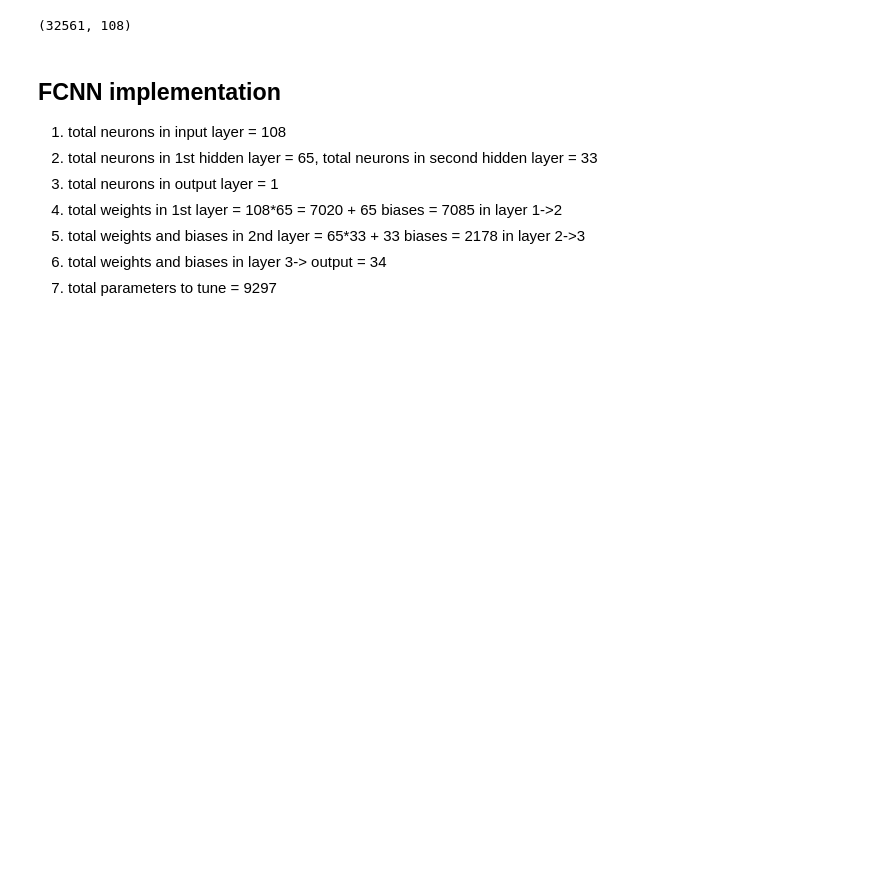
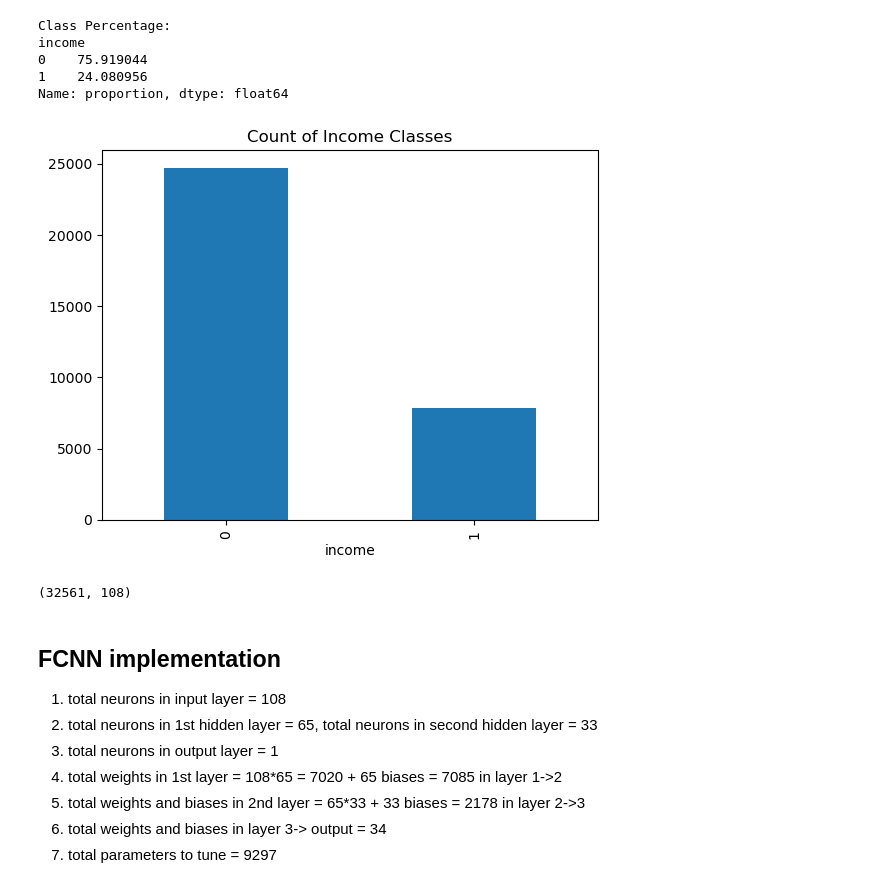
Before and after one commit to ANKIT0407/CS-671-Assignments, a Jupyter notebook: Assignment1_Anubhav/Lab1/Lab1_1/Lab1_1_1.ipynb, the cells around one changed output. Saved outputs shown, nothing was run; the diff lists cells and outputs as text; code cells hidden in the pictures; blank space fills up the shorter version.

```diff
--- a/Assignment1_Anubhav/Lab1/Lab1_1/Lab1_1_1.ipynb
+++ b/Assignment1_Anubhav/Lab1/Lab1_1/Lab1_1_1.ipynb
@@ -11,8 +12,8 @@ columns = [
     "capital-gain", "capital-loss", "hours-per-week", "native-country", "income"
 ]
 
-train_df = pd.read_csv("FCNN_Lab1_dataset/adult.data",names = columns, sep = ', *')
-test_df = pd.read_csv('FCNN_Lab1_dataset/adult.test', names=columns, sep=', *',skiprows=1)
+train_df = pd.read_csv("FCNN_Lab1_dataset/adult.data",names = columns, sep = ', *', engine='python')
+test_df = pd.read_csv('FCNN_Lab1_dataset/adult.test', names=columns, sep=', *', engine='python', skiprows=1)
 
 train_df['income'] = train_df['income'].str.replace('.', '', regex=False).str.strip()
 test_df['income'] = test_df['income'].str.replace('.', '', regex=False).str.strip()
@@ -42,6 +43,19 @@ x_test = pd.get_dummies(x_te_r)
 #handling the case in which if the test set doesnt have a particular feature value the one hot encoded vector wont be aligned with the training data in whihch the particular extra feature did appear.
 
 x_train, x_test = x_train.align(x_test,join='left', axis=1, fill_value=0) # fill in the left values as 0
+# %%
+print("\nClass Percentage:")
+print(y_t_r.value_counts(normalize=True) * 100)
+
+y_t_r.value_counts().plot(kind='bar', title='Count of Income Classes')
+plt.show()
+# %% [output]
+Class Percentage:
+income
+0    75.919044
+1    24.080956
+Name: proportion, dtype: float64
+[figure, added]
 # %%
 #converting to np
 
```
Also changed, not shown: parts of 7 cells of this notebook, 1 other file.
